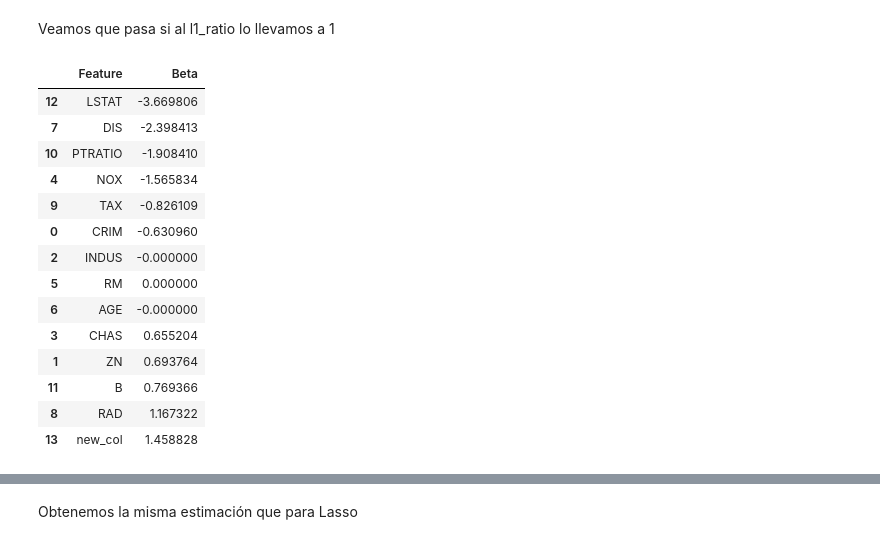
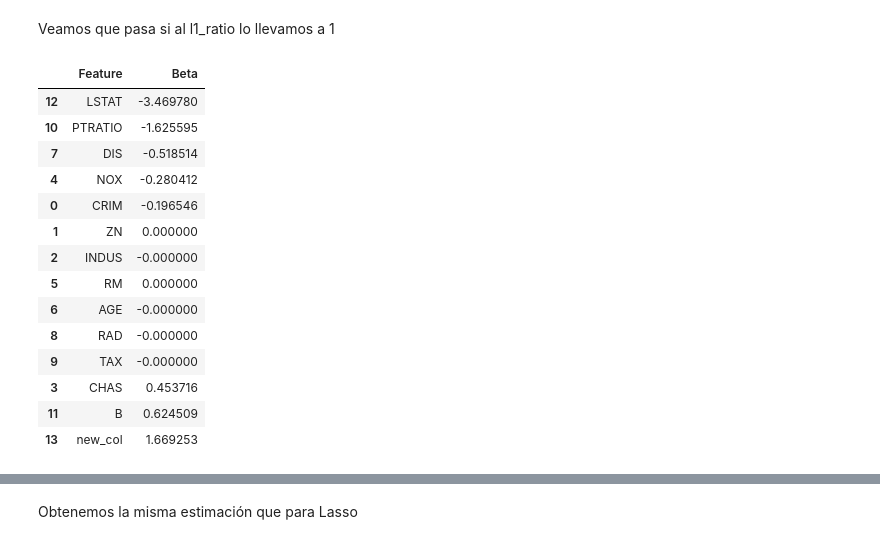
Before and after one commit to orga-de-datos/practicas, a Jupyter notebook: 11_regularizacion/Regularización.ipynb, the cells around one changed output, grey strips where cells are left out. Cells and saved outputs as stored; diff of their text form; code cells hidden in the pictures.

```diff
--- a/11_regularizacion/Regularización.ipynb
+++ b/11_regularizacion/Regularización.ipynb
@@ -333,0 +376,4 @@ Lasso seleccionó 11 variables y eliminó las otras 2 variables
+# %%
+
+model_lasso = Lasso(alpha=0.4)
+rmse_cv(model_lasso, X_train, y_train).mean()
@@ -333,0 +386,10 @@ Lasso seleccionó 11 variables y eliminó las otras 2 variables
+# %%
+model_lasso.fit(X_train, y_train)
+coef = pd.Series(model_lasso.coef_, index=X_train.columns)
+print(
+    "Lasso seleccionó "
+    + str(sum(coef != 0))
+    + " variables y eliminó las otras "
+    + str(sum(coef == 0))
+    + " variables"
+)
@@ -373,0 +410,4 @@ rmse_cv(model_lasso, X_train, y_train.values.ravel()).mean()
+# %%
+alphas = [0.4]
+cv_lasso = [rmse_cv(Lasso(alpha=alpha), X_train, y_train).mean() for alpha in alphas]
+cv_lasso_serie.min()
@@ -373,0 +416,4 @@ rmse_cv(model_lasso, X_train, y_train.values.ravel()).mean()
+# %%
+cv_lasso_serie = pd.Series(cv_lasso, index=alphas)
+model_lasso = Lasso(alpha=np.array(alphas)[cv_lasso == cv_lasso_serie.min()])
+model_lasso.fit(X_train, y_train)
@@ -467,29 +503,29 @@ Text(0.5, 1.0, 'Coeficientes en el Modelo Ridge ')
 # %% [markdown]
 Veamos que pasa si al l1_ratio lo llevamos a 1
 # %%
-elastic = ElasticNet(alpha=0.1, l1_ratio=1)
+elastic = ElasticNet(alpha=0.4, l1_ratio=1)
 elastic.fit(X_train, y_train)
 
 coeficientes = pd.DataFrame(
     {'Feature': X_train.columns, 'Beta': elastic.coef_}, columns=['Feature', 'Beta']
 )
 coeficientes.sort_values(by=['Beta'])
 # %% [output]
 |  | Feature | Beta |
-| 12 | LSTAT | -3.669806 |
-| 7 | DIS | -2.398413 |
-| 10 | PTRATIO | -1.908410 |
-| 4 | NOX | -1.565834 |
-| 9 | TAX | -0.826109 |
-| 0 | CRIM | -0.630960 |
+| 12 | LSTAT | -3.469780 |
+| 10 | PTRATIO | -1.625595 |
+| 7 | DIS | -0.518514 |
+| 4 | NOX | -0.280412 |
+| 0 | CRIM | -0.196546 |
+| 1 | ZN | 0.000000 |
 | 2 | INDUS | -0.000000 |
 | 5 | RM | 0.000000 |
 | 6 | AGE | -0.000000 |
-| 3 | CHAS | 0.655204 |
-| 1 | ZN | 0.693764 |
-| 11 | B | 0.769366 |
-| 8 | RAD | 1.167322 |
-| 13 | new_col | 1.458828 |
+| 8 | RAD | -0.000000 |
+| 9 | TAX | -0.000000 |
+| 3 | CHAS | 0.453716 |
+| 11 | B | 0.624509 |
+| 13 | new_col | 1.669253 |
 # %%
 coef = pd.Series(elastic.coef_, index=X_train.columns)
 imp_coef = pd.concat([coef.sort_values()])
```
Also changed, not shown: parts of 41 cells of this notebook, 17 other files.
